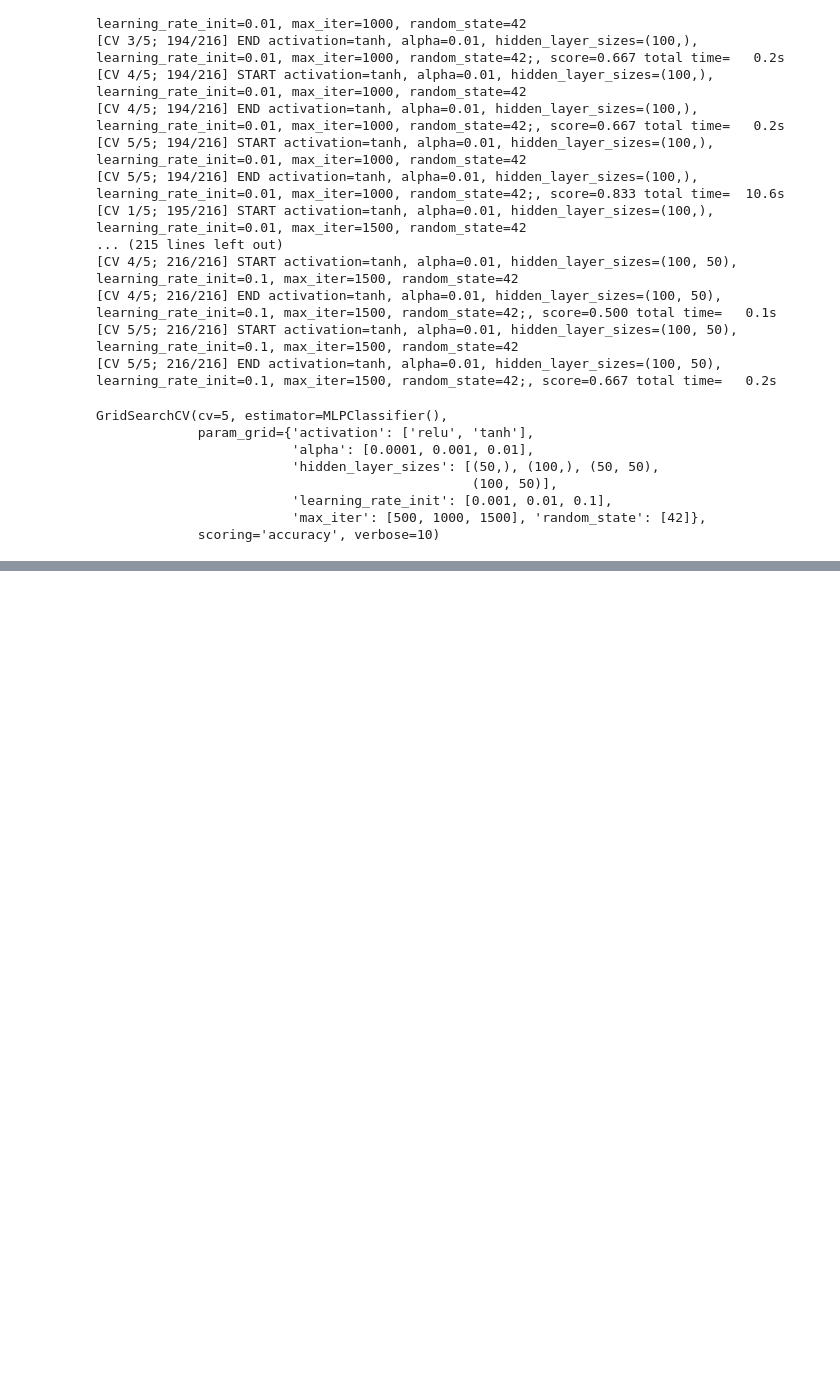
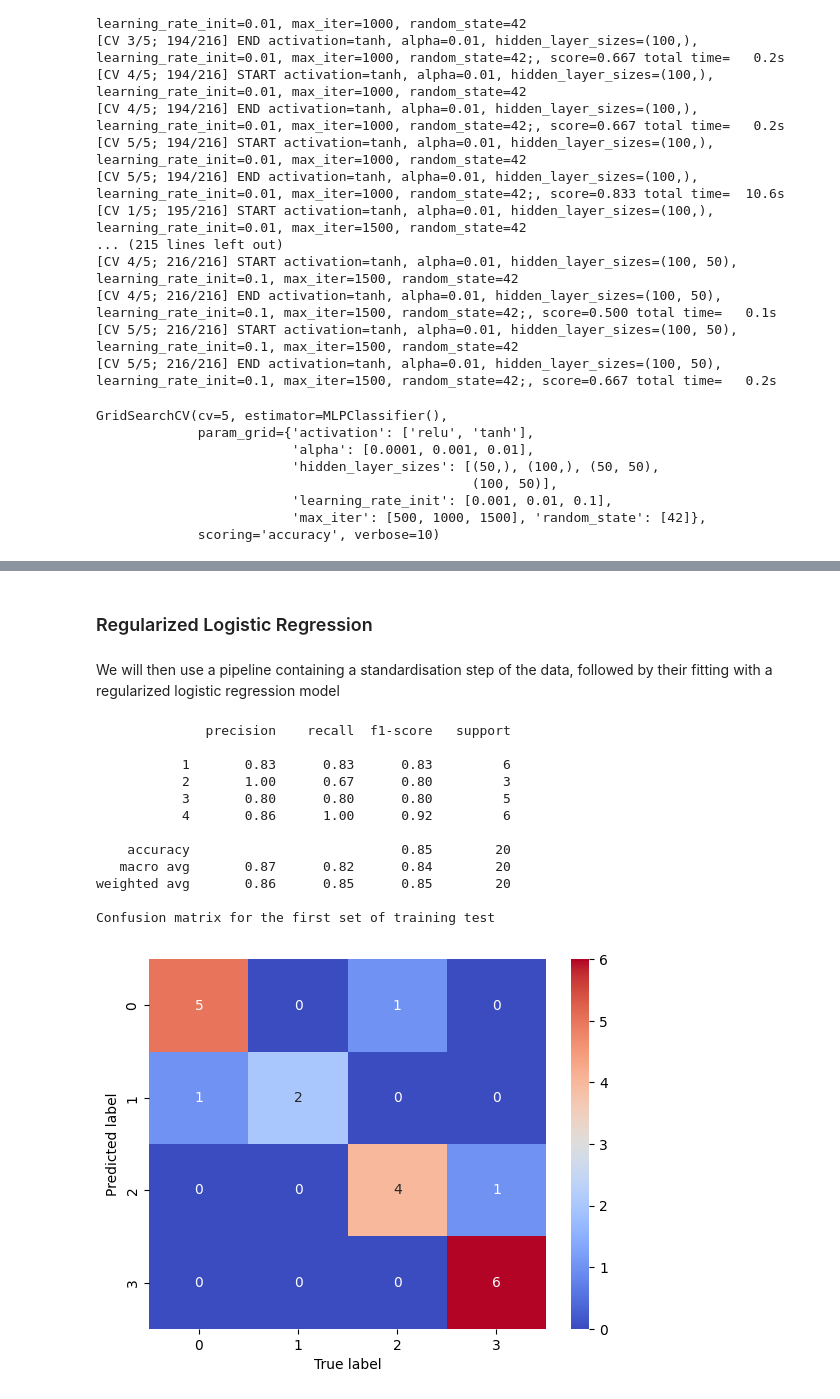
Before and after one commit to Hayvo/ap_miniproj, a Jupyter notebook: Gliome.ipynb, the cells around one changed output, grey strips where cells are left out. Drawn from its saved outputs; the diff is of its cells as text; code cells hidden in the pictures; blank space fills up the shorter version.

```diff
--- a/Gliome.ipynb
+++ b/Gliome.ipynb
@@ -428,0 +412,40 @@ Accuracy: 0.925
+# %% [markdown]
+### Regularized Logistic Regression ###
+# %% [markdown]
+We will then use a pipeline containing a standardisation step of the data, followed by their fitting with a regularized logistic regression model
+# %%
+from sklearn.linear_model import LogisticRegression
+from sklearn.preprocessing import StandardScaler
+from sklearn.pipeline import Pipeline
+
+C = 2
+penalty='l2'
+lreg = LogisticRegression(penalty=penalty, C=C, max_iter=200)
+pip = Pipeline([('scaler', StandardScaler()), ('lreg', lreg)])
+# %%
+pip.fit(X_train_1,y_train_1)
+preds1 = pip.predict(X_test_1)
+
+#Evaluation of the classifier
+report = metrics.classification_report(y_true=y_test_1, y_pred=preds1)
+print(report)
+print(f"Confusion matrix for the first set of training test")
+cm = metrics.confusion_matrix(y_true=y_test_1, y_pred=preds1)
+ax = sns.heatmap(cm, cmap='coolwarm', annot=cm)
+ax.set_xlabel('True label')
+ax.set_ylabel('Predicted label')
+plt.show()
+# %% [output]
+              precision    recall  f1-score   support
+
+           1       0.83      0.83      0.83         6
+           2       1.00      0.67      0.80         3
+           3       0.80      0.80      0.80         5
+           4       0.86      1.00      0.92         6
+
+    accuracy                           0.85        20
+   macro avg       0.87      0.82      0.84        20
+weighted avg       0.86      0.85      0.85        20
+
+Confusion matrix for the first set of training test
+[figure, added]
```
Also changed, not shown: parts of 15 cells of this notebook.
